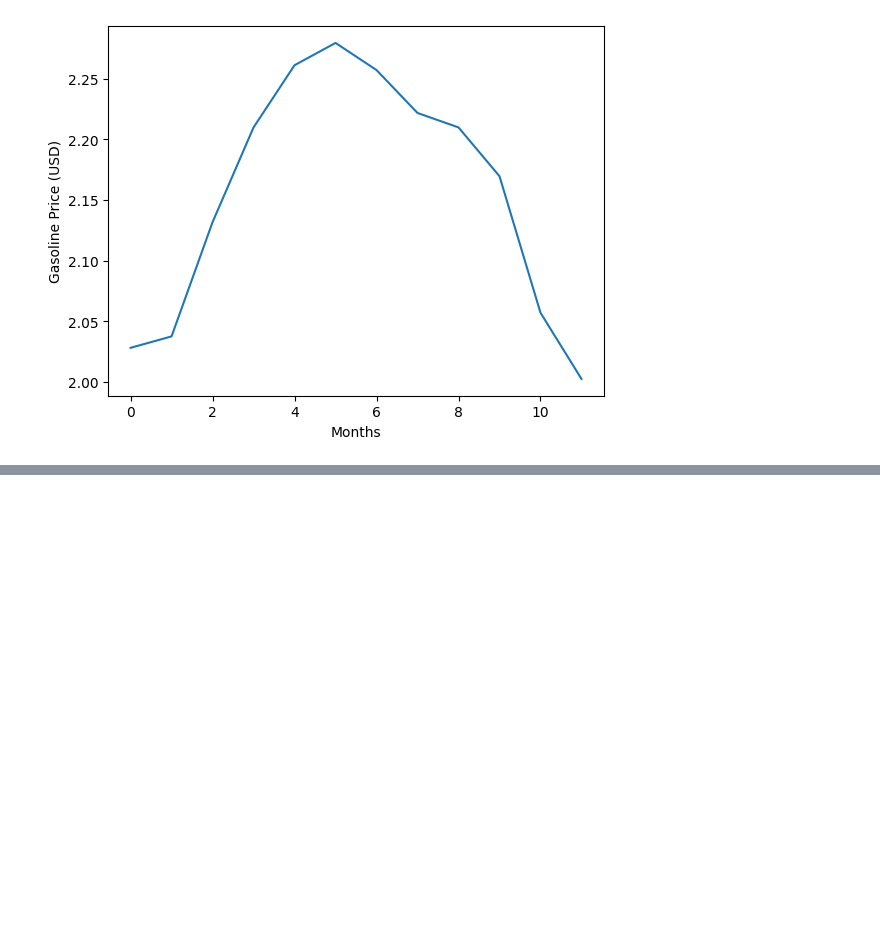
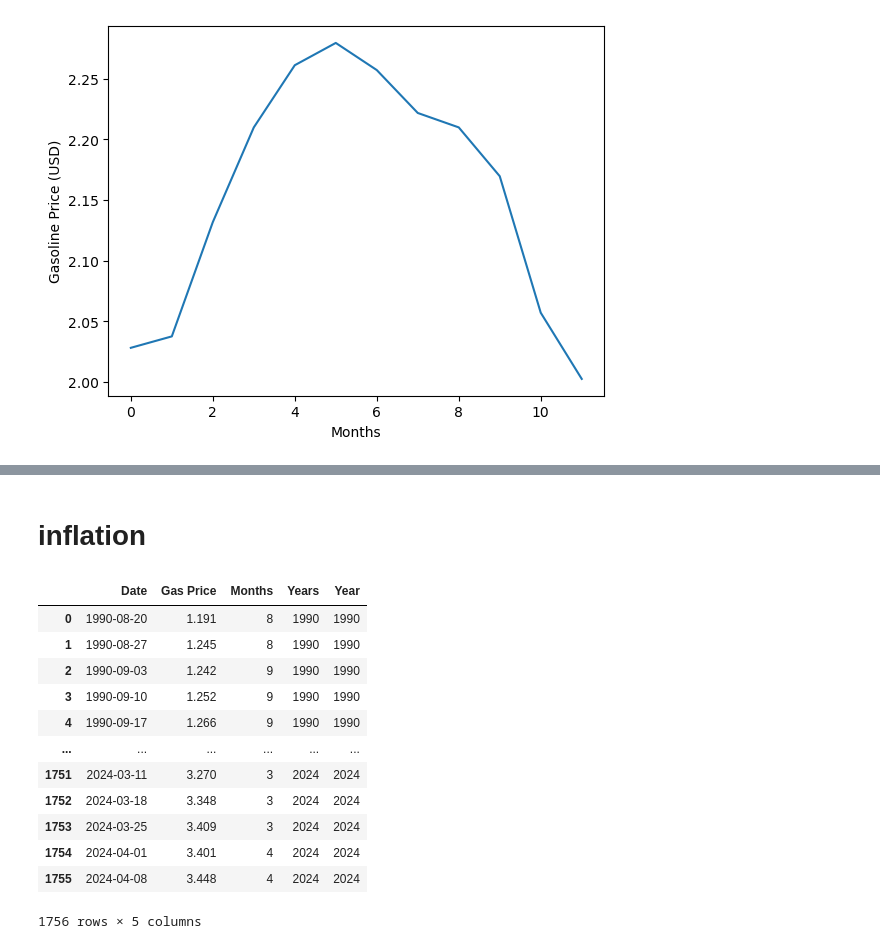
Before and after one commit to SatchelF/Data_Analysis_Project, a Jupyter notebook: avg_gas_monthly.ipynb, the cells around one changed output, grey strips where cells are left out. Cells and saved outputs as stored; diff of their text form; code cells hidden in the pictures; blank space fills up the shorter version.

Commit message:
started working on inflation

```diff
--- a/avg_gas_monthly.ipynb
+++ b/avg_gas_monthly.ipynb
@@ -69,0 +85,20 @@ plt.show()
+# %% [markdown]
+# inflation
+# %%
+df['Date'] = pd.to_datetime(df['Date'])
+df['Year'] = df['Date'].dt.year
+df
+# %% [output]
+|  | Date | Gas Price | Months | Years | Year |
+| 0 | 1990-08-20 | 1.191 | 8 | 1990 | 1990 |
+| 1 | 1990-08-27 | 1.245 | 8 | 1990 | 1990 |
+| 2 | 1990-09-03 | 1.242 | 9 | 1990 | 1990 |
+| 3 | 1990-09-10 | 1.252 | 9 | 1990 | 1990 |
+| 4 | 1990-09-17 | 1.266 | 9 | 1990 | 1990 |
+| ... | ... | ... | ... | ... | ... |
+| 1751 | 2024-03-11 | 3.270 | 3 | 2024 | 2024 |
+| 1752 | 2024-03-18 | 3.348 | 3 | 2024 | 2024 |
+| 1753 | 2024-03-25 | 3.409 | 3 | 2024 | 2024 |
+| 1754 | 2024-04-01 | 3.401 | 4 | 2024 | 2024 |
+| 1755 | 2024-04-08 | 3.448 | 4 | 2024 | 2024 |
+1756 rows × 5 columns
```
Also changed, not shown: parts of 3 cells of this notebook.
